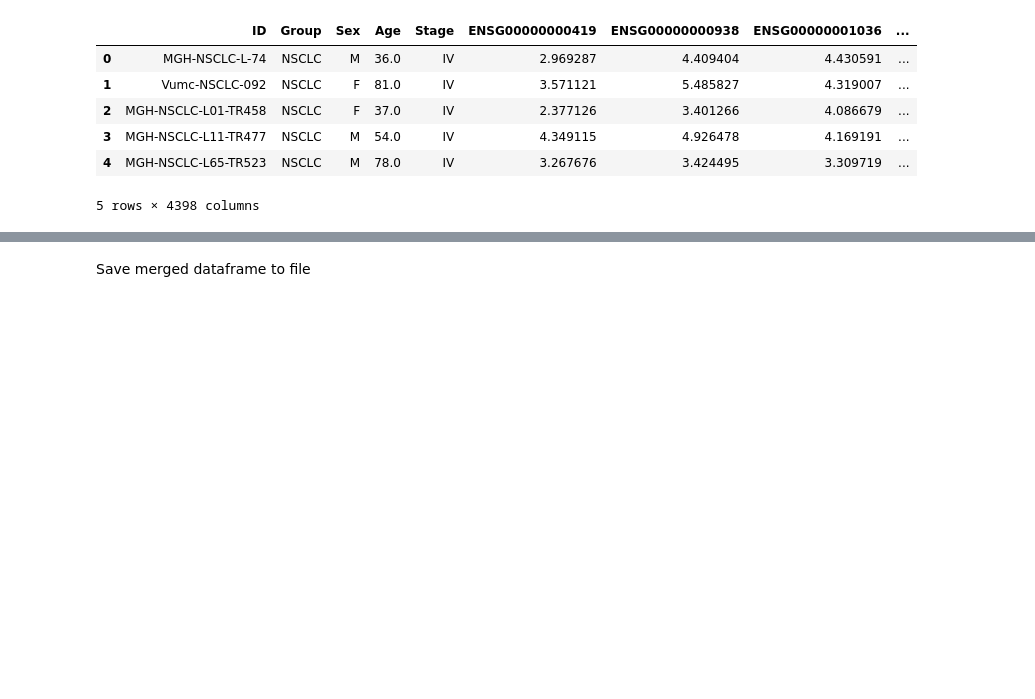
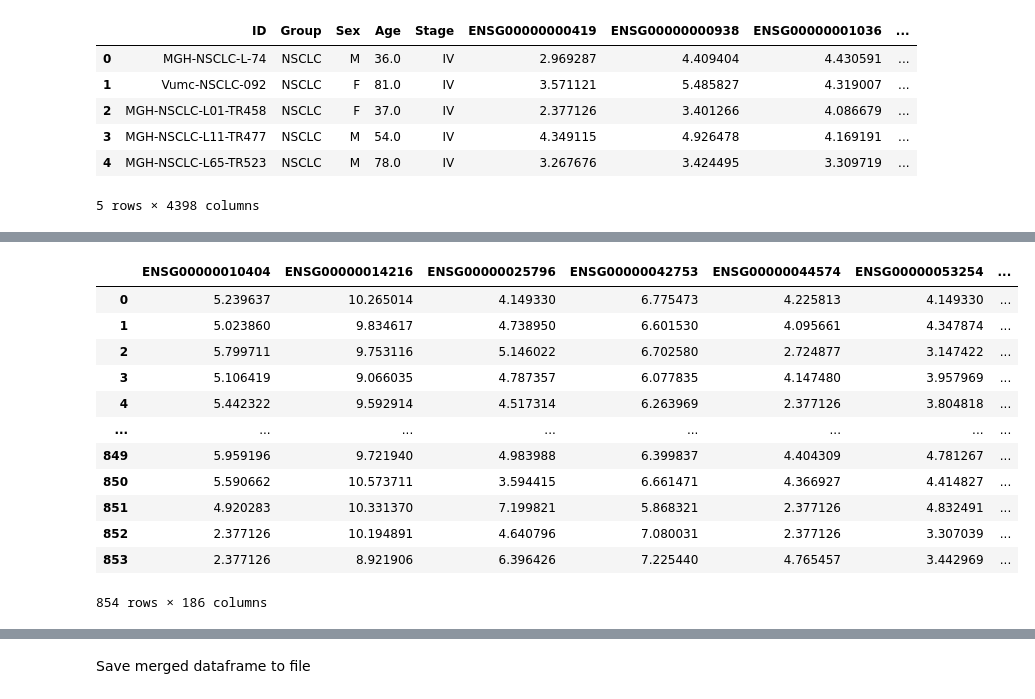
Before and after one commit to DariuszMech/Cancer-stage-prediction, a Jupyter notebook: notebooks/data_preparation.ipynb, the cells around one changed output, grey strips where cells are left out. Saved outputs shown, nothing was run; the diff lists cells and outputs as text; code cells hidden in the pictures; blank space fills up the shorter version.

```diff
--- a/notebooks/data_preparation.ipynb
+++ b/notebooks/data_preparation.ipynb
@@ -233,0 +315,18 @@ memory usage: 28.7+ MB
+# %%
+columns_to_drop = merged.columns.difference(sorted_df.index)
+merged = merged.drop(columns_to_drop, axis=1)
+merged
+# %% [output]
+|  | ENSG00000010404 | ENSG00000014216 | ENSG00000025796 | ENSG00000042753 | ENSG00000044574 | ENSG00000053254 | ... |
+| 0 | 5.239637 | 10.265014 | 4.149330 | 6.775473 | 4.225813 | 4.149330 | ... |
+| 1 | 5.023860 | 9.834617 | 4.738950 | 6.601530 | 4.095661 | 4.347874 | ... |
+| 2 | 5.799711 | 9.753116 | 5.146022 | 6.702580 | 2.724877 | 3.147422 | ... |
+| 3 | 5.106419 | 9.066035 | 4.787357 | 6.077835 | 4.147480 | 3.957969 | ... |
+| 4 | 5.442322 | 9.592914 | 4.517314 | 6.263969 | 2.377126 | 3.804818 | ... |
+| ... | ... | ... | ... | ... | ... | ... | ... |
+| 849 | 5.959196 | 9.721940 | 4.983988 | 6.399837 | 4.404309 | 4.781267 | ... |
+| 850 | 5.590662 | 10.573711 | 3.594415 | 6.661471 | 4.366927 | 4.414827 | ... |
+| 851 | 4.920283 | 10.331370 | 7.199821 | 5.868321 | 2.377126 | 4.832491 | ... |
+| 852 | 2.377126 | 10.194891 | 4.640796 | 7.080031 | 2.377126 | 3.307039 | ... |
+| 853 | 2.377126 | 8.921906 | 6.396426 | 7.225440 | 4.765457 | 3.442969 | ... |
+854 rows × 186 columns
```
Also changed, not shown: parts of 12 cells of this notebook, 1 other file.
